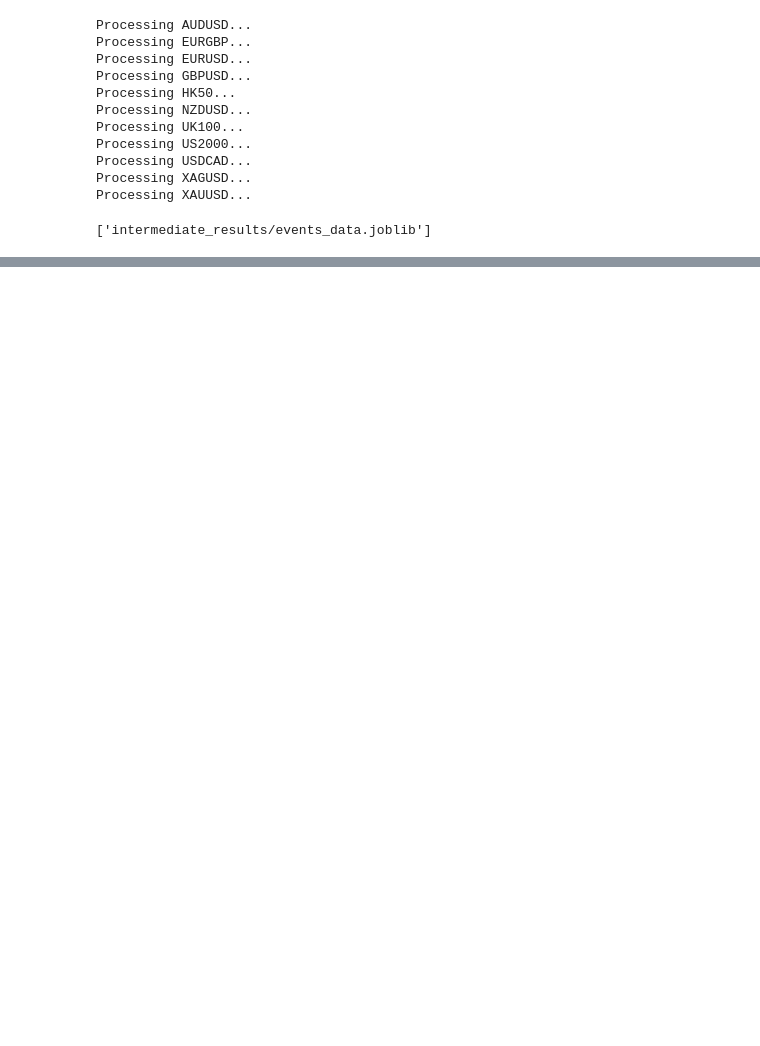
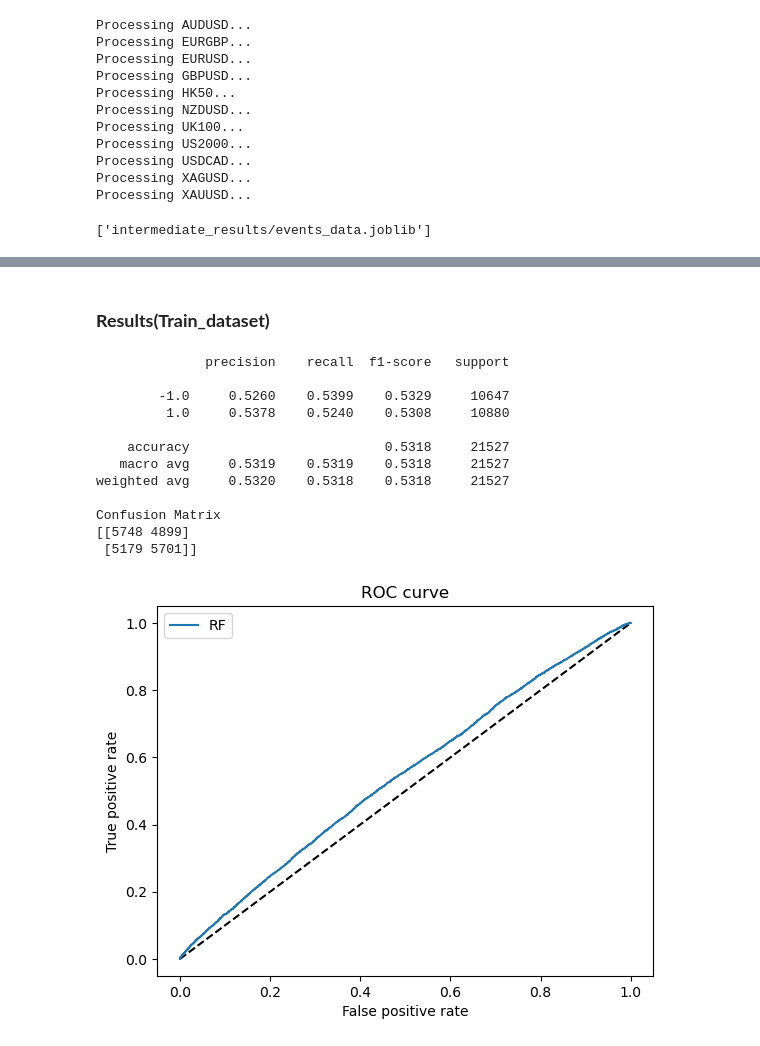
Before and after one commit to poter135/Portfolio__QC_Capital, a Jupyter notebook: Project3_MetaLabeling.ipynb, the cells around one changed output, grey strips where cells are left out. Cells and saved outputs as stored; diff of their text form; code cells hidden in the pictures; blank space fills up the shorter version.

Commit message:
feat: update project3

```diff
--- a/Project3_MetaLabeling.ipynb
+++ b/Project3_MetaLabeling.ipynb
@@ -19,10 +112,0 @@ XAUUSD 在第2群
-# %%
-group = clusters[clusters["cluster"] == clusters.loc["XAUUSD_M1", "cluster"]]
-data = dict({})
-for i in group.index:
-    print(f"Processing {i[:-3]}...")
-    filepath = os.path.join(project_root, "data", "FI", "M1",f"{i}.csv")
-    df = pd.read_csv(filepath, parse_dates=True)
-    df['time'] = pd.to_datetime(df['time'])
-    df = get_dollar_bars(df)
-    data[i] = df
@@ -124,0 +306,7 @@ Processing XAUUSD...
+# %%
+train_X = train_dataset.drop(columns=["label", "t1", "weight"])
+train_y = train_dataset["label"]
+
+weights = train_dataset["weight"]
+avgU = weights.mean()
+min_sameple_leaf = int(avgU*len(train_X)*0.01)
@@ -124,0 +384,43 @@ Processing XAUUSD...
+# %% [markdown]
+### **Results(Train_dataset)**
+# %%
+from sklearn.metrics import roc_curve, classification_report, confusion_matrix, f1_score
+import matplotlib.pyplot as plt
+
+# Performance Metrics
+y_pred_rf = RF_fit.predict_proba(train_X)[:, 1]
+y_pred = RF_fit.predict(train_X)
+fpr_rf, tpr_rf, _ = roc_curve(train_y, y_pred_rf)
+report = classification_report(train_y, y_pred, digits=4)
+print(report)
+
+print("Confusion Matrix")
+print(confusion_matrix(train_y, y_pred))
+
+
+plt.figure(1)
+plt.plot([0, 1], [0, 1], 'k--')
+plt.plot(fpr_rf, tpr_rf, label='RF')
+plt.xlabel('False positive rate')
+plt.ylabel('True positive rate')
+plt.title('ROC curve')
+plt.legend(loc='best')
+plt.show()
+
+report_dict = classification_report(train_y, y_pred, output_dict=True, digits=4)
+df_report = pd.DataFrame(report_dict).transpose()
+df_report.to_csv('results/classification_report(Train).csv', index=True, encoding='utf-8-sig')
+# %% [output]
+              precision    recall  f1-score   support
+
+        -1.0     0.5260    0.5399    0.5329     10647
+         1.0     0.5378    0.5240    0.5308     10880
+
+    accuracy                         0.5318     21527
+   macro avg     0.5319    0.5319    0.5318     21527
+weighted avg     0.5320    0.5318    0.5318     21527
+
+Confusion Matrix
+[[5748 4899]
+ [5179 5701]]
+[figure, added]
```
Also changed, not shown: parts of 16 cells of this notebook, 9 other files.
